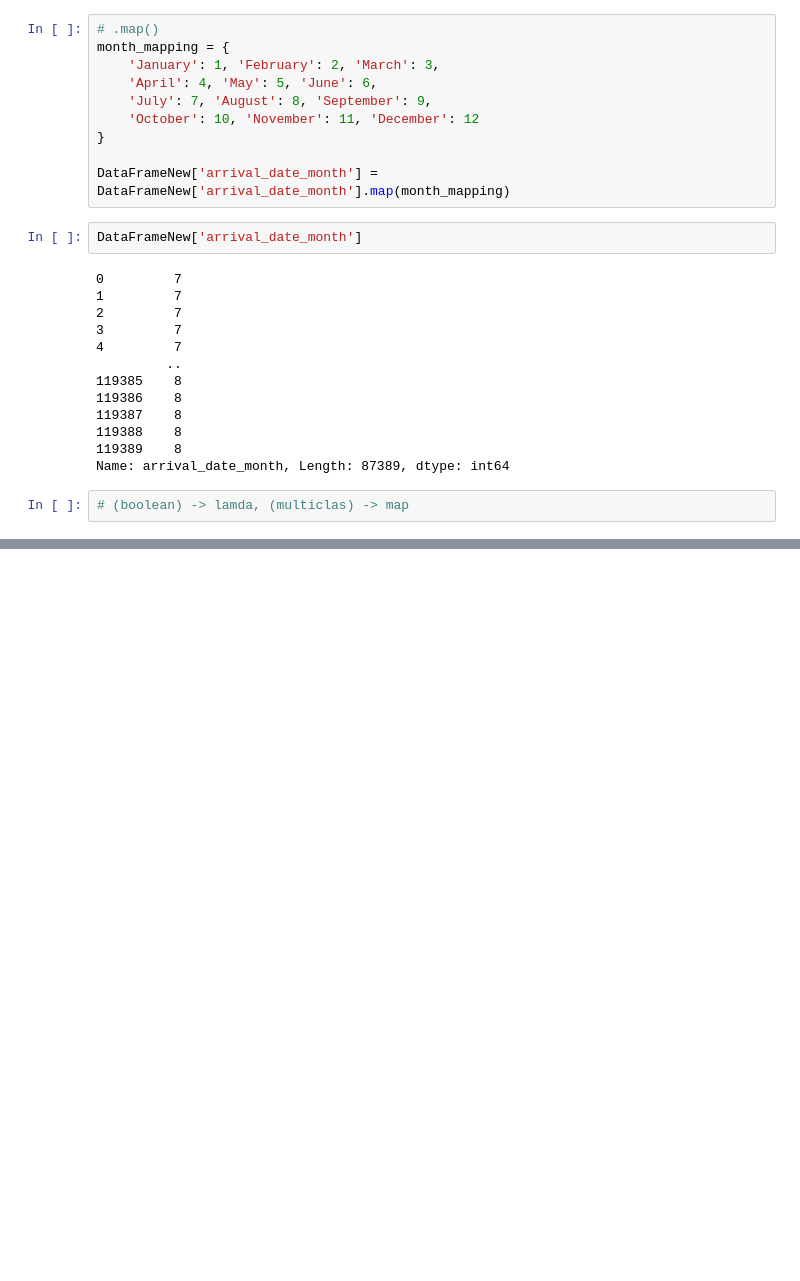
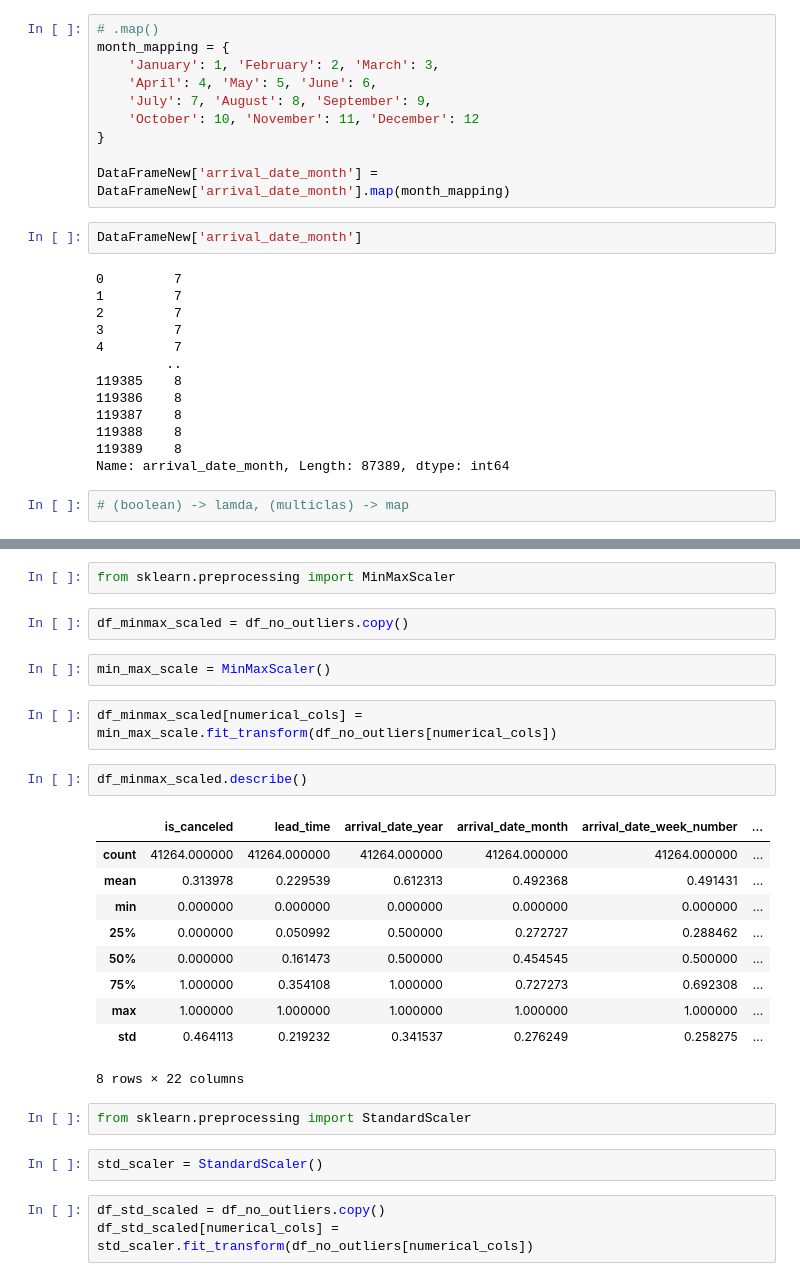
Before and after one commit to gedetanok/kelasbagus3-deep-understanding-of-machine-learning, a Jupyter notebook: Week 1/Pandas_Basic_EDA.ipynb, the cells around one changed output, grey strips where cells are left out. Drawn from its saved outputs; the diff is of its cells as text; blank space fills up the shorter version.

```diff
--- a/Week 1/Pandas_Basic_EDA.ipynb
+++ b/Week 1/Pandas_Basic_EDA.ipynb
@@ -567,0 +624,28 @@ memory usage: 24.0+ MB
+# %%
+from sklearn.preprocessing import MinMaxScaler
+# %%
+df_minmax_scaled = df_no_outliers.copy()
+# %%
+min_max_scale = MinMaxScaler()
+# %%
+df_minmax_scaled[numerical_cols] = min_max_scale.fit_transform(df_no_outliers[numerical_cols])
+# %%
+df_minmax_scaled.describe()
+# %% [output]
+|  | is_canceled | lead_time | arrival_date_year | arrival_date_month | arrival_date_week_number | ... |
+| count | 41264.000000 | 41264.000000 | 41264.000000 | 41264.000000 | 41264.000000 | ... |
+| mean | 0.313978 | 0.229539 | 0.612313 | 0.492368 | 0.491431 | ... |
+| min | 0.000000 | 0.000000 | 0.000000 | 0.000000 | 0.000000 | ... |
+| 25% | 0.000000 | 0.050992 | 0.500000 | 0.272727 | 0.288462 | ... |
+| 50% | 0.000000 | 0.161473 | 0.500000 | 0.454545 | 0.500000 | ... |
+| 75% | 1.000000 | 0.354108 | 1.000000 | 0.727273 | 0.692308 | ... |
+| max | 1.000000 | 1.000000 | 1.000000 | 1.000000 | 1.000000 | ... |
+| std | 0.464113 | 0.219232 | 0.341537 | 0.276249 | 0.258275 | ... |
+8 rows × 22 columns
+# %%
+from sklearn.preprocessing import StandardScaler
+# %%
+std_scaler = StandardScaler()
+# %%
+df_std_scaled = df_no_outliers.copy()
+df_std_scaled[numerical_cols] = std_scaler.fit_transform(df_no_outliers[numerical_cols])
```
Also changed, not shown: parts of 20 cells of this notebook.
